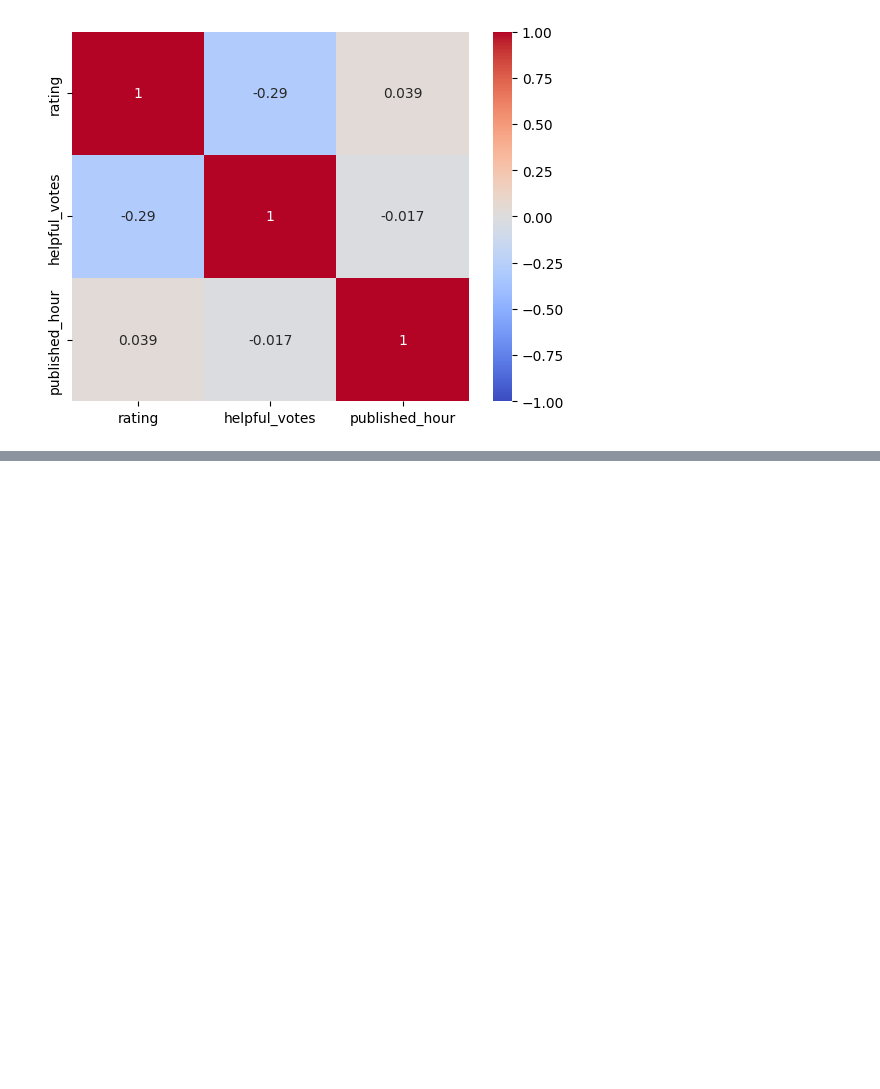
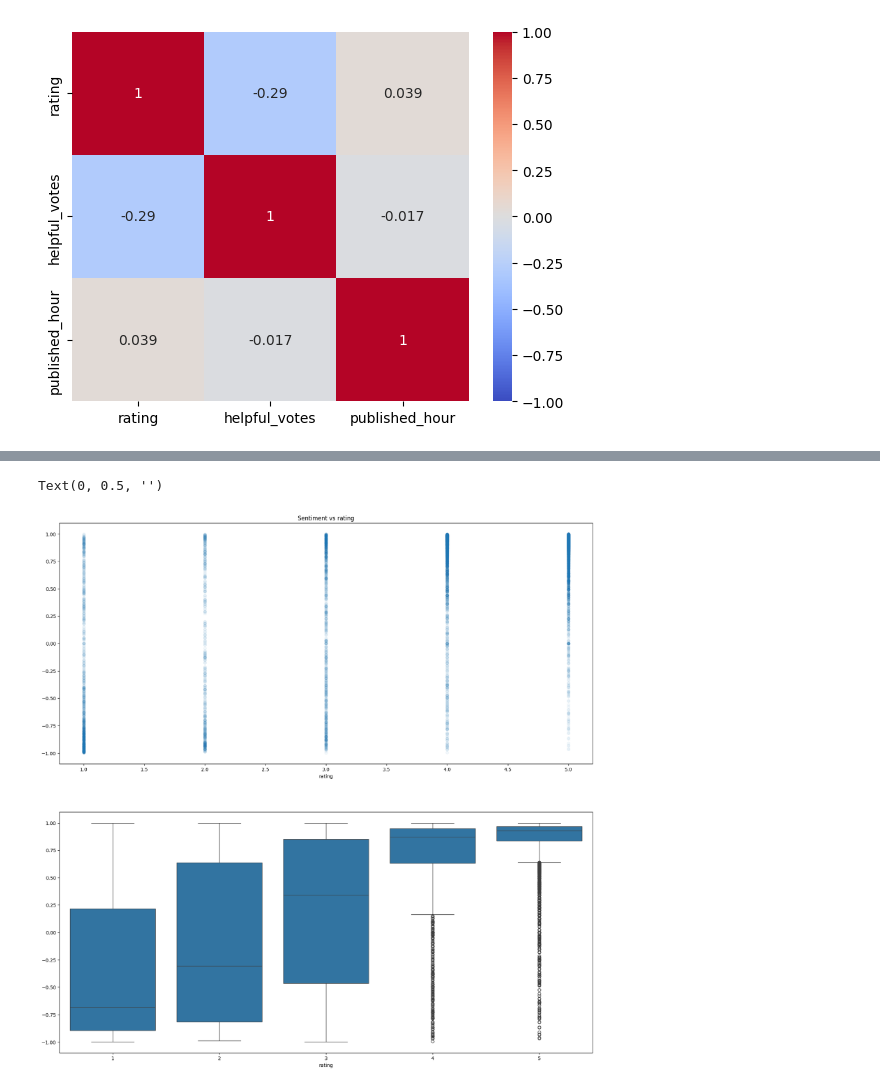
Before and after one commit to tzwpatryk/airline_reviews, a Jupyter notebook: sentiment_analysis.ipynb, the cells around one changed output, grey strips where cells are left out. Saved outputs shown, nothing was run; the diff lists cells and outputs as text; code cells hidden in the pictures; blank space fills up the shorter version.

Commit message:
Performed initial sentiment analysis

```diff
--- a/sentiment_analysis.ipynb
+++ b/sentiment_analysis.ipynb
@@ -152,0 +164,3 @@ sns.heatmap(df[['rating', 'helpful_votes', 'published_hour']][df['helpful_votes'
+# %%
+sid = SentimentIntensityAnalyzer()
+sid.polarity_scores(df['text'][0])
@@ -152,0 +169,2 @@ sns.heatmap(df[['rating', 'helpful_votes', 'published_hour']][df['helpful_votes'
+# %%
+df['compound_vader'] = df['text'].apply(lambda review: sid.polarity_scores(review)['compound'])
@@ -152,0 +183,12 @@ sns.heatmap(df[['rating', 'helpful_votes', 'published_hour']][df['helpful_votes'
+# %%
+plt.figure(figsize=(20, 20))
+plt.subplot(2, 1, 1)
+plt.scatter(x=df['rating'], y=df['compound_vader'], alpha=0.05)
+plt.xlabel('rating')
+plt.title('Sentiment vs rating')
+plt.subplot(2, 1, 2)
+sns.boxplot(data=df, x='rating', y='compound_vader')
+plt.ylabel('')
+# %% [output]
+Text(0, 0.5, '')
+[figure, added]
```
Also changed, not shown: parts of 8 cells of this notebook.
